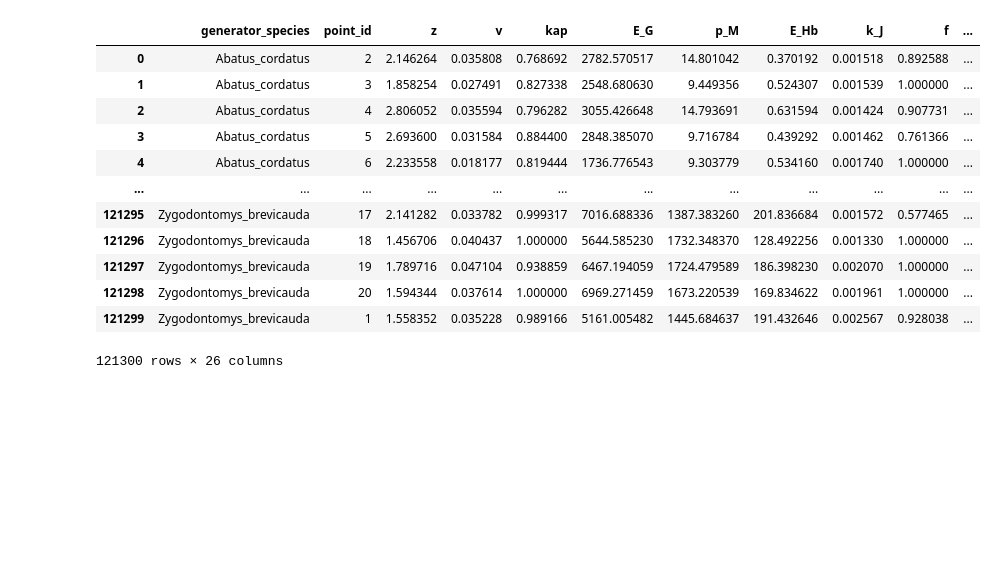
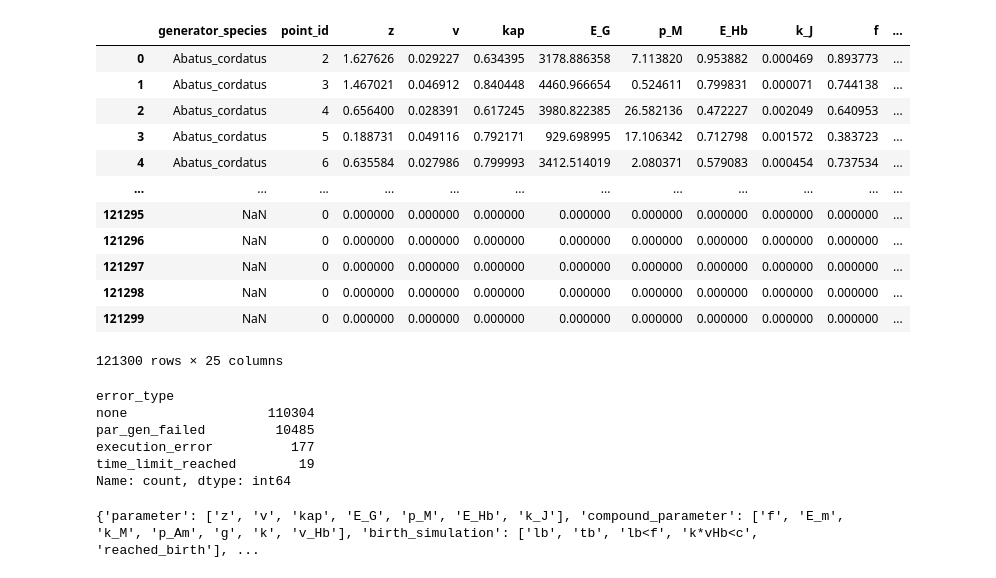
Before and after one commit to diogo-f-oliveira/deb-birth-prediction, a Jupyter notebook: notebooks/Data Preprocessing.ipynb, the cells around one changed output. Cells and saved outputs as stored; diff of their text form; code cells hidden in the pictures; blank space fills up the shorter version.

Commit message:
New version of processed dataset and dataset splits
Data is derived from raw data file "deb_reach_birth_noise_1p000_kapnoise_20p0_seed_42.csv"

```diff
--- a/notebooks/Data Preprocessing.ipynb
+++ b/notebooks/Data Preprocessing.ipynb
@@ -8,21 +8,32 @@ sns.set_theme(style="white")
 # %%
+raw_data_folder = '../data/raw'
+processed_data_folder = '../data/processed'
 
-df = pd.read_csv('../data/raw/deb_reach_birth_noise_0p350_kapnoise_10p0.csv', )
+df = pd.read_csv('../data/raw/deb_reach_birth_noise_1p000_kapnoise_20p0_seed_42.csv', )
 df
 # %% [output]
 |  | generator_species | point_id | z | v | kap | E_G | p_M | E_Hb | k_J | f | ... |
-| 0 | Abatus_cordatus | 2 | 2.146264 | 0.035808 | 0.768692 | 2782.570517 | 14.801042 | 0.370192 | 0.001518 | 0.892588 | ... |
-| 1 | Abatus_cordatus | 3 | 1.858254 | 0.027491 | 0.827338 | 2548.680630 | 9.449356 | 0.524307 | 0.001539 | 1.000000 | ... |
-| 2 | Abatus_cordatus | 4 | 2.806052 | 0.035594 | 0.796282 | 3055.426648 | 14.793691 | 0.631594 | 0.001424 | 0.907731 | ... |
-| 3 | Abatus_cordatus | 5 | 2.693600 | 0.031584 | 0.884400 | 2848.385070 | 9.716784 | 0.439292 | 0.001462 | 0.761366 | ... |
-| 4 | Abatus_cordatus | 6 | 2.233558 | 0.018177 | 0.819444 | 1736.776543 | 9.303779 | 0.534160 | 0.001740 | 1.000000 | ... |
+| 0 | Abatus_cordatus | 2 | 1.627626 | 0.029227 | 0.634395 | 3178.886358 | 7.113820 | 0.953882 | 0.000469 | 0.893773 | ... |
+| 1 | Abatus_cordatus | 3 | 1.467021 | 0.046912 | 0.840448 | 4460.966654 | 0.524611 | 0.799831 | 0.000071 | 0.744138 | ... |
+| 2 | Abatus_cordatus | 4 | 0.656400 | 0.028391 | 0.617245 | 3980.822385 | 26.582136 | 0.472227 | 0.002049 | 0.640953 | ... |
+| 3 | Abatus_cordatus | 5 | 0.188731 | 0.049116 | 0.792171 | 929.698995 | 17.106342 | 0.712798 | 0.001572 | 0.383723 | ... |
+| 4 | Abatus_cordatus | 6 | 0.635584 | 0.027986 | 0.799993 | 3412.514019 | 2.080371 | 0.579083 | 0.000454 | 0.737534 | ... |
 | ... | ... | ... | ... | ... | ... | ... | ... | ... | ... | ... | ... |
-| 121295 | Zygodontomys_brevicauda | 17 | 2.141282 | 0.033782 | 0.999317 | 7016.688336 | 1387.383260 | 201.836684 | 0.001572 | 0.577465 | ... |
-| 121296 | Zygodontomys_brevicauda | 18 | 1.456706 | 0.040437 | 1.000000 | 5644.585230 | 1732.348370 | 128.492256 | 0.001330 | 1.000000 | ... |
-| 121297 | Zygodontomys_brevicauda | 19 | 1.789716 | 0.047104 | 0.938859 | 6467.194059 | 1724.479589 | 186.398230 | 0.002070 | 1.000000 | ... |
-| 121298 | Zygodontomys_brevicauda | 20 | 1.594344 | 0.037614 | 1.000000 | 6969.271459 | 1673.220539 | 169.834622 | 0.001961 | 1.000000 | ... |
-| 121299 | Zygodontomys_brevicauda | 1 | 1.558352 | 0.035228 | 0.989166 | 5161.005482 | 1445.684637 | 191.432646 | 0.002567 | 0.928038 | ... |
+| 121295 | NaN | 0 | 0.000000 | 0.000000 | 0.000000 | 0.000000 | 0.000000 | 0.000000 | 0.000000 | 0.000000 | ... |
+| 121296 | NaN | 0 | 0.000000 | 0.000000 | 0.000000 | 0.000000 | 0.000000 | 0.000000 | 0.000000 | 0.000000 | ... |
+| 121297 | NaN | 0 | 0.000000 | 0.000000 | 0.000000 | 0.000000 | 0.000000 | 0.000000 | 0.000000 | 0.000000 | ... |
+| 121298 | NaN | 0 | 0.000000 | 0.000000 | 0.000000 | 0.000000 | 0.000000 | 0.000000 | 0.000000 | 0.000000 | ... |
+| 121299 | NaN | 0 | 0.000000 | 0.000000 | 0.000000 | 0.000000 | 0.000000 | 0.000000 | 0.000000 | 0.000000 | ... |
-121300 rows × 26 columns
+121300 rows × 25 columns
+# %%
+df['error_type'].value_counts()
+# %% [output]
+error_type
+none                  110304
+par_gen_failed         10485
+execution_error          177
+time_limit_reached        19
+Name: count, dtype: int64
 # %%
 col_types = {
     'parameter': df.columns[2:9].tolist(),
@@ -32,6 +43,8 @@ col_types = {
     'log': df.columns[21:].tolist()
 }
 print(col_types)
+# %% [output]
+{'parameter': ['z', 'v', 'kap', 'E_G', 'p_M', 'E_Hb', 'k_J'], 'compound_parameter': ['f', 'E_m', 'k_M', 'p_Am', 'g', 'k', 'v_Hb'], 'birth_simulation': ['lb', 'tb', 'lb<f', 'k*vHb<c', 'reached_birth'], ...
 # %%
 df['reached_birth'] = df['reached_birth'].astype(bool)
 df['lb<f'] = df['lb<f'].astype(bool)
```
Also changed, not shown: parts of 13 cells of this notebook, 5 other files.
